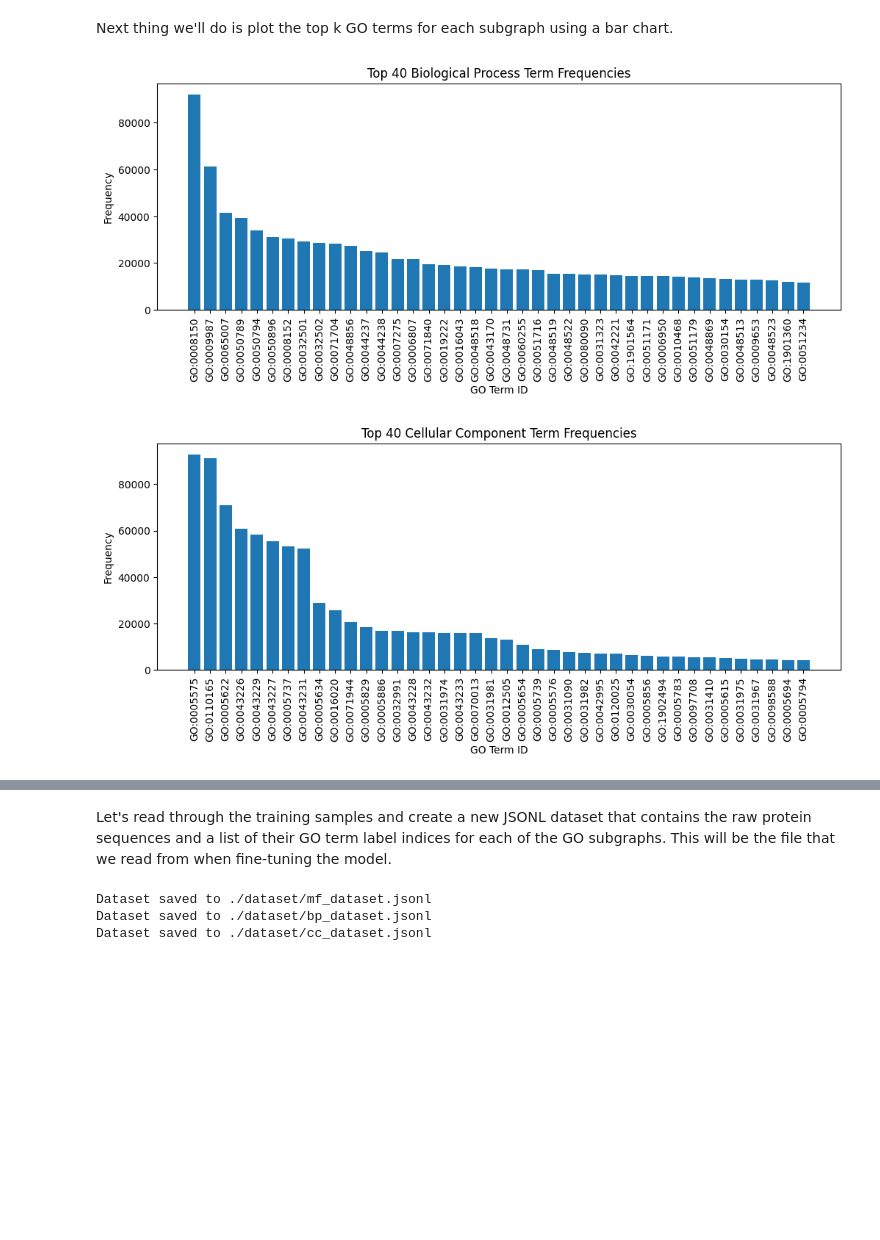
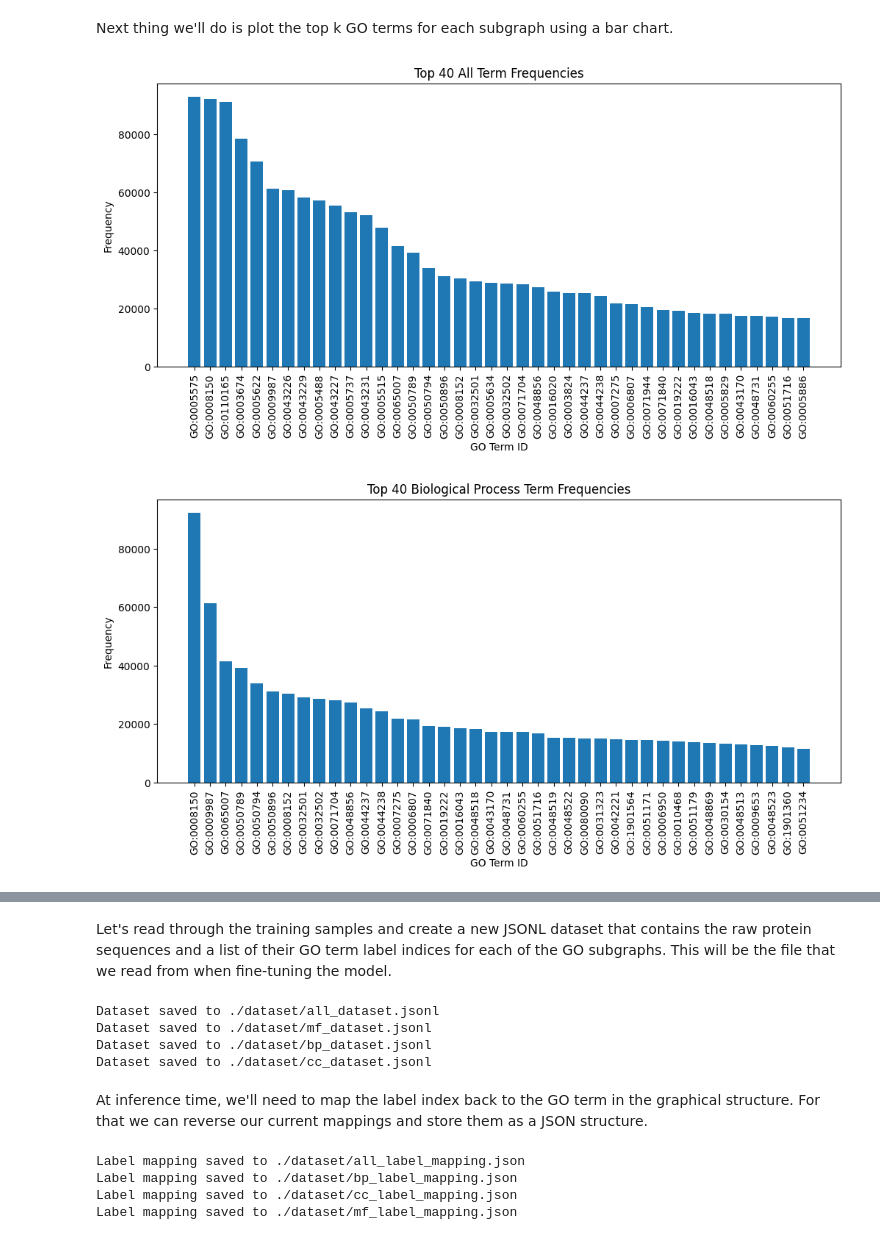
Before and after one commit to andrewdalpino/esm2-function-classifier, a Jupyter notebook: prepare_dataset.ipynb, the cells around one changed output, grey strips where cells are left out. Drawn from its saved outputs; the diff is of its cells as text; code cells hidden in the pictures; blank space fills up the shorter version.

```diff
--- a/prepare_dataset.ipynb
+++ b/prepare_dataset.ipynb
@@ -91,18 +86,21 @@ from collections import defaultdict, Counter
 
 terms_path = "./dataset/train/train_terms.tsv"
 
+all_counter = Counter()
 bp_counter = Counter()
 cc_counter = Counter()
 mf_counter = Counter()
 
 # Convert to dict for O(1) label index lookup.
+all_terms = {term: index for index, term in enumerate(all_terms)}
 bp_terms = {term: index for index, term in enumerate(bp_terms)}
 cc_terms = {term: index for index, term in enumerate(cc_terms)}
 mf_terms = {term: index for index, term in enumerate(mf_terms)}
 
-bp_sequence_to_label_indices = defaultdict(list)
-cc_sequence_to_label_indices = defaultdict(list)
-mf_sequence_to_label_indices = defaultdict(list)
+all_seq_to_label_indices = defaultdict(list)
+bp_seq_to_label_indices = defaultdict(list)
+cc_seq_to_label_indices = defaultdict(list)
+mf_seq_to_label_indices = defaultdict(list)
 
 df = pd.read_csv(terms_path, sep='\t')
 
@@ -113,26 +111,28 @@ for _, row in df.iterrows():
     match row["aspect"]:
         case "BPO":
             label_index = bp_terms[term_id]
-            bp_sequence_to_label_indices[sequence_id].append(label_index)
+            bp_seq_to_label_indices[sequence_id].append(label_index)
             bp_counter[term_id] += 1
         case "CCO":
             label_index = cc_terms[term_id]
-            cc_sequence_to_label_indices[sequence_id].append(label_index)
+            cc_seq_to_label_indices[sequence_id].append(label_index)
             cc_counter[term_id] += 1
         case "MFO":
             label_index = mf_terms[term_id]
-            mf_sequence_to_label_indices[sequence_id].append(label_index)
+            mf_seq_to_label_indices[sequence_id].append(label_index)
             mf_counter[term_id] += 1
-        case _:
-            # Ignore other aspects
-            continue
 
-bp_first_10 = dict(islice(bp_sequence_to_label_indices.items(), 10))
-cc_first_10 = dict(islice(cc_sequence_to_label_indices.items(), 10))
-mf_first_10 = dict(islice(mf_sequence_to_label_indices.items(), 10))
+    label_index = all_terms[term_id]
+    all_seq_to_label_indices[sequence_id].append(label_index)
+    all_counter[term_id] += 1
+
+all_first_10 = dict(islice(all_seq_to_label_indices.items(), 10))
+bp_first_10 = dict(islice(bp_seq_to_label_indices.items(), 10))
+cc_first_10 = dict(islice(cc_seq_to_label_indices.items(), 10))
+mf_first_10 = dict(islice(mf_seq_to_label_indices.items(), 10))
 
 # Print the first 10 sequence to label index mappings.
-for sequence_to_label_mapping in [bp_first_10, cc_first_10, mf_first_10]:
+for sequence_to_label_mapping in [all_first_10, bp_first_10, cc_first_10, mf_first_10]:
     for sequence_id, label_indices in sequence_to_label_mapping.items():
         print(f"{sequence_id} => {label_indices}")
 
@@ -160,27 +160,28 @@ Next thing we'll do is plot the top k GO terms for each subgraph using a bar cha
 # %%
 import matplotlib.pyplot as plt
 
 top_k = 40
 
 for name, counter in [
+    ("All", all_counter),
     ("Biological Process", bp_counter),
     ("Cellular Component", cc_counter),
     ("Molecular Function", mf_counter),
 ]:
     counter = dict(sorted(counter.items(), key=lambda item: item[1], reverse=True))
 
     first_k = dict(islice(counter.items(), top_k))
 
-    plt.figure(figsize=(12, 4))
+    plt.figure(figsize=(12, 5))
 
     plt.bar(first_k.keys(), first_k.values())
 
     plt.xticks(rotation=90)
     plt.xlabel("GO Term ID")
     plt.ylabel("Frequency")
     plt.title(f"Top {top_k} {name} Term Frequencies")
 
     plt.show()
 # %% [output]
-[figure, old version]
+[figure, new version]
-[figure, old version]
+[figure, new version]
@@ -194,14 +196,17 @@ from Bio import SeqIO
 
 fasta_path = "./dataset/train/train_sequences.fasta"
 
+all_dataset_path = "./dataset/all_dataset.jsonl"
 mf_dataset_path = "./dataset/mf_dataset.jsonl"
 bp_dataset_path = "./dataset/bp_dataset.jsonl"
 cc_dataset_path = "./dataset/cc_dataset.jsonl"
 
+
 for dataset_path, sequence_to_label_indices in [
-    (mf_dataset_path, mf_sequence_to_label_indices),
-    (bp_dataset_path, bp_sequence_to_label_indices),
-    (cc_dataset_path, cc_sequence_to_label_indices),
+    (all_dataset_path, all_seq_to_label_indices),
+    (mf_dataset_path, mf_seq_to_label_indices),
+    (bp_dataset_path, bp_seq_to_label_indices),
+    (cc_dataset_path, cc_seq_to_label_indices),
 ]:
     with open(dataset_path, "w") as dataset_file:
         with open(fasta_path, "r") as fasta_file:
@@ -221,6 +226,35 @@ for dataset_path, sequence_to_label_indices in [
 
             print(f"Dataset saved to {dataset_path}")
 # %% [output]
+Dataset saved to ./dataset/all_dataset.jsonl
 Dataset saved to ./dataset/mf_dataset.jsonl
 Dataset saved to ./dataset/bp_dataset.jsonl
 Dataset saved to ./dataset/cc_dataset.jsonl
+# %% [markdown]
+At inference time, we'll need to map the label index back to the GO term in the graphical structure. For that we can reverse our current mappings and store them as a JSON structure.
+# %%
+all_label_mapping_path = "./dataset/all_label_mapping.json"
+bp_label_mapping_path = "./dataset/bp_label_mapping.json"
+cc_label_mapping_path = "./dataset/cc_label_mapping.json"
+mf_label_mapping_path = "./dataset/mf_label_mapping.json"
+
+all_terms = [term for term in all_terms.keys()]
+bp_terms = [term for term in bp_terms.keys()]
+cc_terms = [term for term in cc_terms.keys()]
+mf_terms = [term for term in mf_terms.keys()]
+
+for path, terms in [
+    (all_label_mapping_path, all_terms),
+    (bp_label_mapping_path, bp_terms),
+    (cc_label_mapping_path, cc_terms),
+    (mf_label_mapping_path, mf_terms),
+]:
+    with open(path, "w") as file:
+        file.write(json.dumps(terms) + "\n")
+
+        print(f"Label mapping saved to {path}")
+# %% [output]
+Label mapping saved to ./dataset/all_label_mapping.json
+Label mapping saved to ./dataset/bp_label_mapping.json
+Label mapping saved to ./dataset/cc_label_mapping.json
+Label mapping saved to ./dataset/mf_label_mapping.json
```
Also changed, not shown: parts of 4 cells of this notebook, 4 other files.
